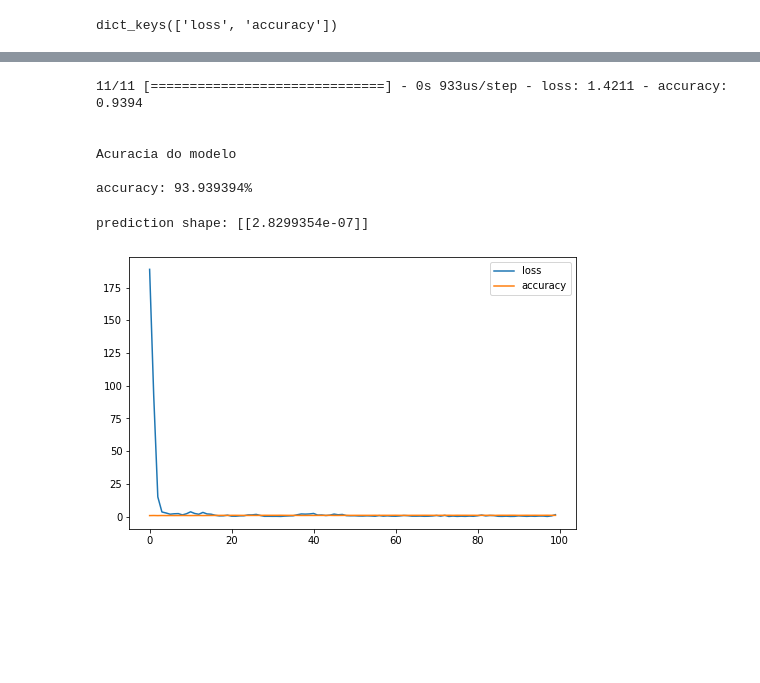
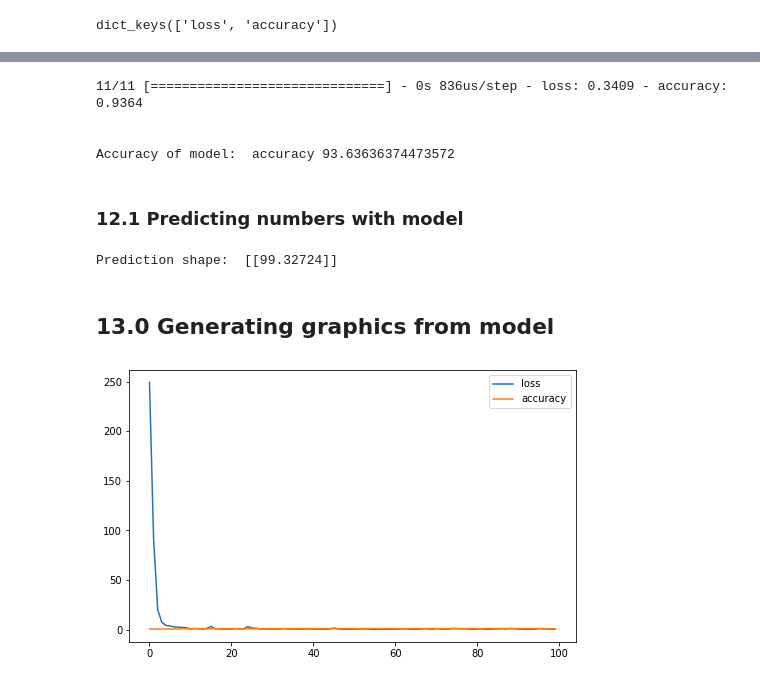
Before and after one commit to joaoavanzini/self-balancing, a Jupyter notebook: machinelearning/machinelearning.ipynb, the cells around one changed output, grey strips where cells are left out. Cells and saved outputs as stored; diff of their text form; code cells hidden in the pictures; blank space fills up the shorter version.

```diff
--- a/machinelearning/machinelearning.ipynb
+++ b/machinelearning/machinelearning.ipynb
@@ -125,9 +132,9 @@ X_train.shape
 # %%
-# modelo = Sequential([tf.keras.layers.Input(shape=(7,)),
+# model = Sequential([tf.keras.layers.Input(shape=(7,)),
 #                     tf.keras.layers.Dense(1, activation='sigmoid')
 # ])
-modelo = Sequential()
-modelo.add(Dense(12, input_dim=7, activation='relu'))
-modelo.add(Dense(12, activation='relu'))
-modelo.add(Dense(1, activation='sigmoid'))
+model = Sequential()
+model.add(Dense(12, input_dim=7, activation='relu'))
+model.add(Dense(12, activation='relu'))
+model.add(Dense(1, activation='sigmoid'))
 # %% [output]
@@ -147,3 +156,3 @@ To enable them in other operations, rebuild TensorFlow with the appropriate comp
 # %%
-#modelo.compile(loss='mse', optimizer='adam', metrics=['accuracy'])
-modelo.compile(optimizer='adam', loss='binary_crossentropy', metrics=['accuracy'])
+#model.compile(loss='mse', optimizer='adam', metrics=['accuracy'])
+model.compile(optimizer='adam', loss='binary_crossentropy', metrics=['accuracy'])
@@ -150,3 +161,3 @@ modelo.compile(optimizer='adam', loss='binary_crossentropy', metrics=['accuracy'
 # %%
-historico = modelo.fit(y_train, X_train, epochs=100)
+history = model.fit(y_train, X_train, epochs=100)
 # %% [output]
@@ -180,23 +197,23 @@ dict_keys(['loss', 'accuracy'])
 # %%
-scores = modelo.evaluate(y_test, X_test)
+scores = model.evaluate(y_test, X_test)
 print("\n")
-print("Acuracia do modelo")
-print("\n%s: %2f%%" % (modelo.metrics_names[1], scores[1]*100))
+print("Accuracy of model: ", model.metrics_names[1], scores[1]*100)
 # %% [output]
-11/11 [==============================] - 0s 933us/step - loss: 1.4211 - accuracy: 0.9394
+11/11 [==============================] - 0s 836us/step - loss: 0.3409 - accuracy: 0.9364
 
 
-Acuracia do modelo
-
-accuracy: 93.939394%
+Accuracy of model:  accuracy 93.63636374473572
-# %%
-prediction = modelo.predict([[-74, -64, -51, -19, -11, 11, 23]])
-print("prediction shape:", prediction)
-# %% [output]
-prediction shape: [[2.8299354e-07]]
+# %% [markdown]
+### 12.1 Predicting numbers with model
+# %%
+prediction = model.predict([[-5000, 2, 4, 3, 27, 0, 20]])
+print("Prediction shape: ", prediction*100)
+# %% [output]
+Prediction shape:  [[99.32724]]
+# %% [markdown]
+## 13.0 Generating graphics from model
 # %%
-from matplotlib import pyplot as plt
-pd.DataFrame(historico.history).plot(figsize=(8,5))
+pd.DataFrame(history.history).plot(figsize=(8,5))
 plt.show()
 # %% [output]
-[figure, old version]
+[figure, new version]
```
Also changed, not shown: parts of 37 cells of this notebook.
